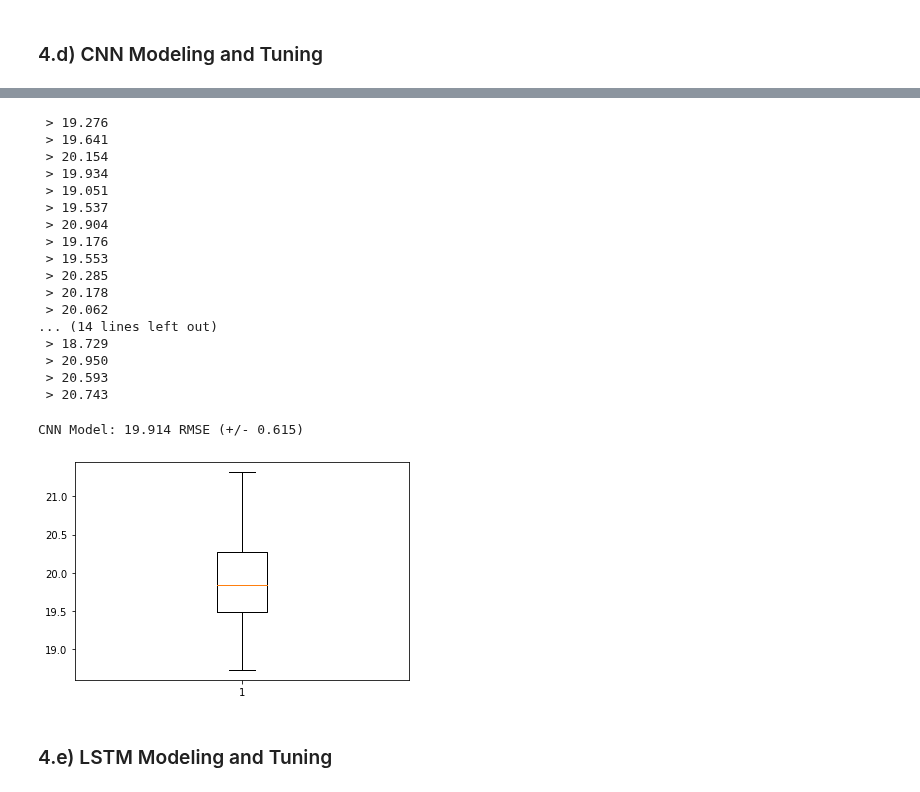
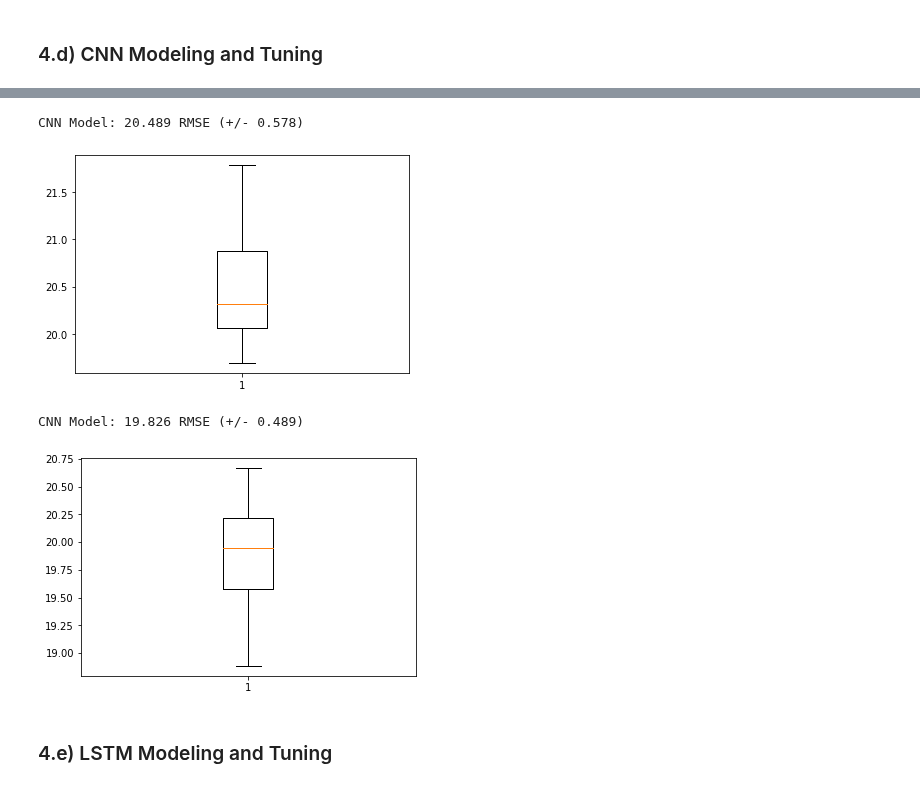
Before and after one commit to daines-analytics/time-series-projects, a Jupyter notebook: py_timeseries_arosa_ozone_concentration/py_timeseries_tensorflow_arosa_ozone_concentration.ipynb, the cells around one changed output, grey strips where cells are left out. Saved outputs shown, nothing was run; the diff lists cells and outputs as text; code cells hidden in the pictures.

Commit message:
Upload no.2 of Ozone Concentration at Arosa time series model using TensorFlow

```diff
--- a/py_timeseries_arosa_ozone_concentration/py_timeseries_tensorflow_arosa_ozone_concentration.ipynb
+++ b/py_timeseries_arosa_ozone_concentration/py_timeseries_tensorflow_arosa_ozone_concentration.ipynb
@@ -307,11 +307,11 @@ def walk_forward_validation(data, n_test, cfg):
         history.append(test[i])
     # estimate prediction error
     error = measure_rmse(test, predictions)
-    print(' > %.3f' % error)
+    # print(' > %.3f' % error)
     return error
 
 # repeat evaluation of a config
-def repeat_evaluate(data, config, n_test, n_repeats=30):
+def repeat_evaluate(data, config, n_test, n_repeats=20):
     # fit and evaluate the model n times
     scores = [walk_forward_validation(data, n_test, config) for _ in range(n_repeats)]
     return scores
@@ -458,32 +454,23 @@ def model_predict(model, history, config):
 # %%
 # define config
-config = [36, 256, 3, 100, 72]
+config = [36, 512, 3, 100, 72]
 # grid search
 cnn_scores = repeat_evaluate(data, config, n_test)
+# summarize scores
+summarize_scores('CNN Model', cnn_scores)
 # %% [output]
- > 19.276
- > 19.641
- > 20.154
- > 19.934
- > 19.051
- > 19.537
- > 20.904
- > 19.176
- > 19.553
- > 20.285
- > 20.178
- > 20.062
-... (14 lines left out)
- > 18.729
- > 20.950
- > 20.593
- > 20.743
+CNN Model: 20.489 RMSE (+/- 0.578)
+[figure, added]
 # %%
+# define config
+config = [36, 1024, 3, 100, 72]
+# grid search
+cnn_scores = repeat_evaluate(data, config, n_test)
 # summarize scores
 summarize_scores('CNN Model', cnn_scores)
 # %% [output]
-CNN Model: 19.914 RMSE (+/- 0.615)
+CNN Model: 19.826 RMSE (+/- 0.489)
-[figure, old version]
+[figure, new version]
 # %% [markdown]
 ### 4.e) LSTM Modeling and Tuning
 # %%
```
Also changed, not shown: parts of 26 cells of this notebook, 1 other file.
